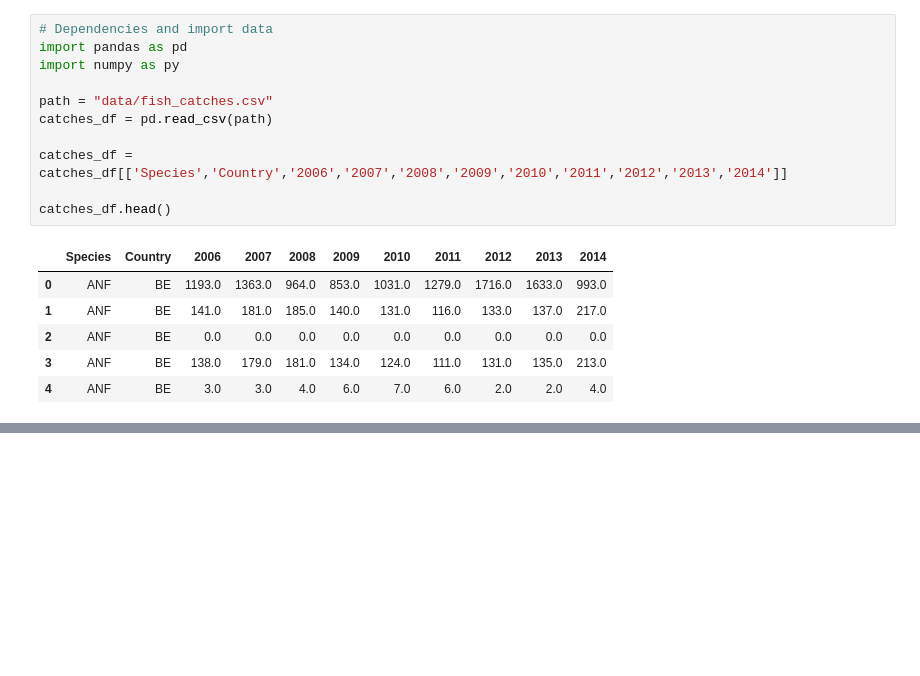
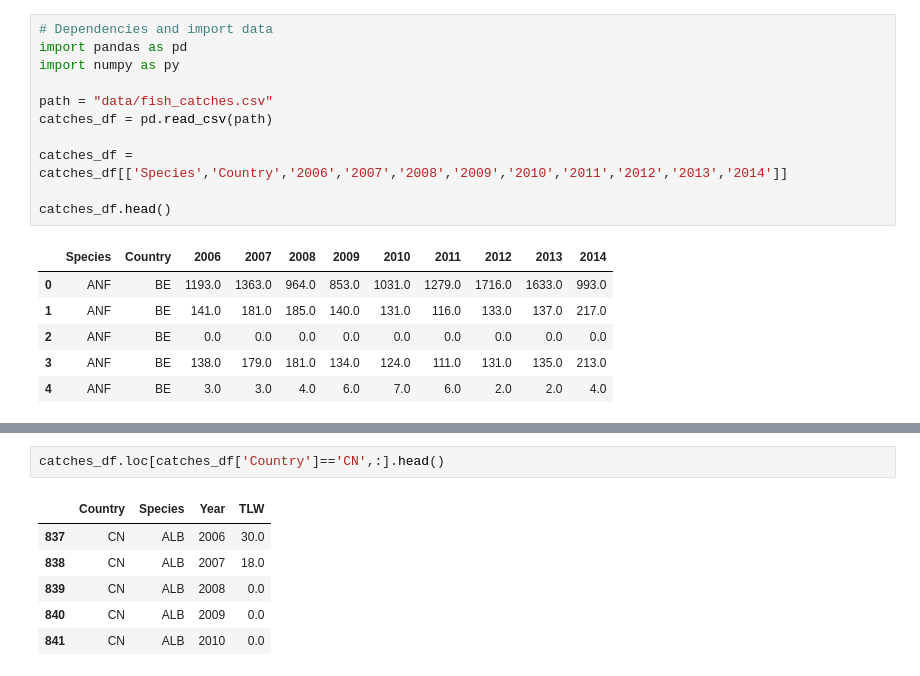
Before and after one commit to GizemYP/ETL_project, a Jupyter notebook: Omars_code.ipynb, the cells around one changed output, grey strips where cells are left out. Drawn from its saved outputs; the diff is of its cells as text; blank space fills up the shorter version.

```diff
--- a/Omars_code.ipynb
+++ b/Omars_code.ipynb
@@ -54,0 +54,9 @@ catches_df.head()
+# %%
+catches_df.loc[catches_df['Country']=='CN',:].head()
+# %% [output]
+|  | Country | Species | Year | TLW |
+| 837 | CN | ALB | 2006 | 30.0 |
+| 838 | CN | ALB | 2007 | 18.0 |
+| 839 | CN | ALB | 2008 | 0.0 |
+| 840 | CN | ALB | 2009 | 0.0 |
+| 841 | CN | ALB | 2010 | 0.0 |
```
Also changed, not shown: parts of 4 cells of this notebook, 7 other files.
